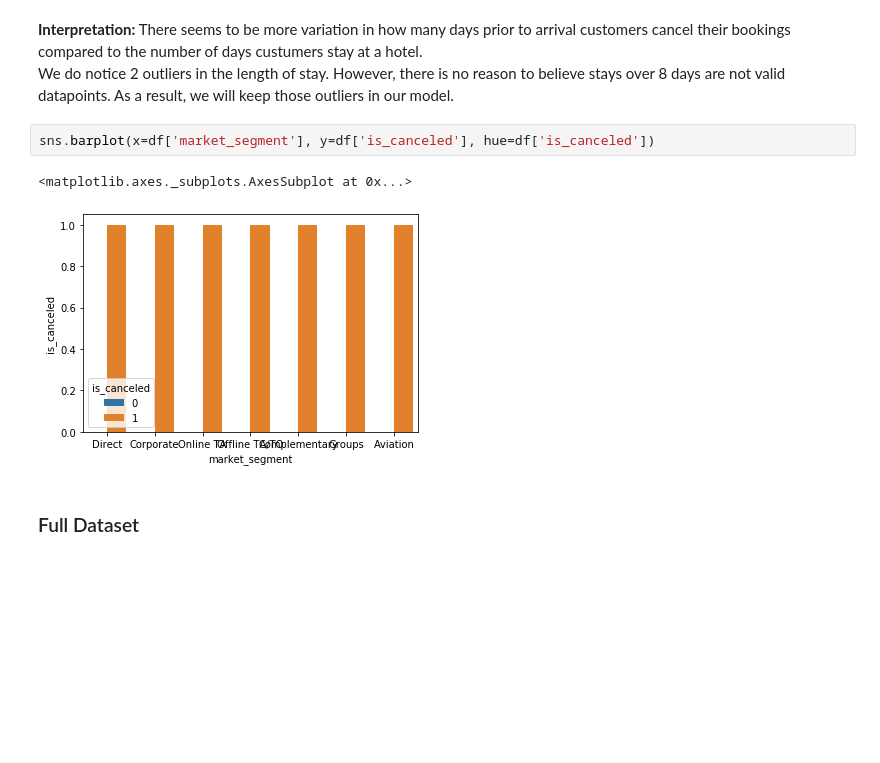
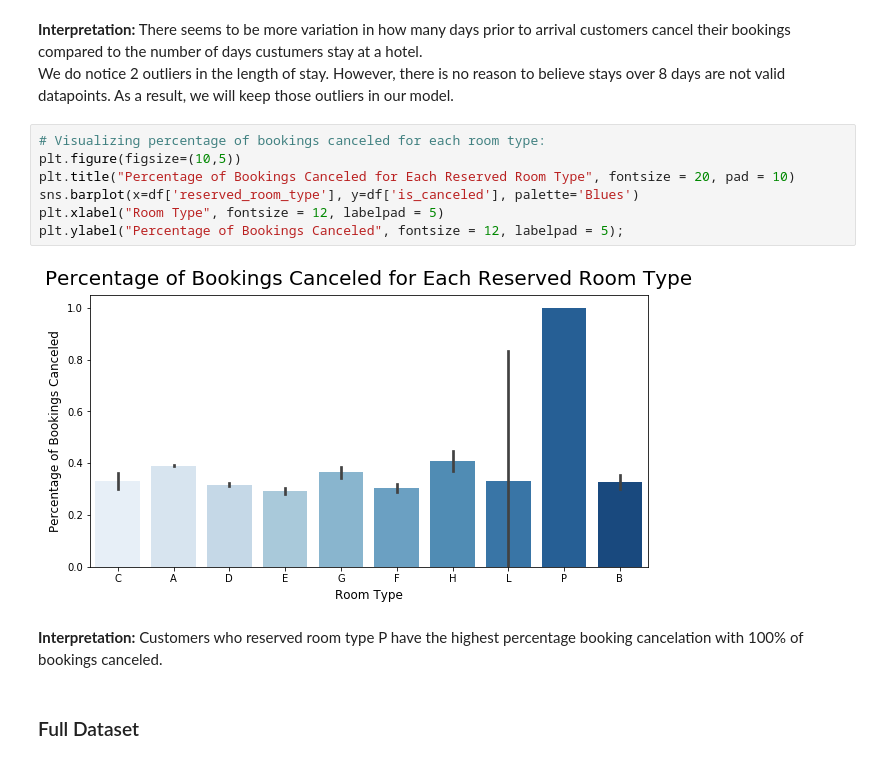
Before and after one commit to JulKelman/Predicting-Hotel-Bookings-Cancellation, a Jupyter notebook: code/Notebook 2.ipynb, the cells around one changed output. Saved outputs shown, nothing was run; the diff lists cells and outputs as text; blank space fills up the shorter version.

```diff
--- a/code/Notebook 2.ipynb
+++ b/code/Notebook 2.ipynb
@@ -472,11 +472,17 @@ plt.xticks(ticks=[0, 1], labels=['Not Canceled', 'Canceled']);
 # %% [markdown]
 **Interpretation:** There seems to be more variation in how many days prior to arrival customers cancel their bookings compared to the number of days custumers stay at a hotel.
 We do notice 2 outliers in the length of stay. However, there is no reason to believe stays over 8 days are not valid datapoints. As a result, we will keep those outliers in our model.
-# %%
-sns.barplot(x=df['market_segment'], y=df['is_canceled'], hue=df['is_canceled'])
-# %% [output]
-<matplotlib.axes._subplots.AxesSubplot at 0x...>
-[figure, removed]
+# %%
+# Visualizing percentage of bookings canceled for each room type:
+plt.figure(figsize=(10,5))
+plt.title("Percentage of Bookings Canceled for Each Reserved Room Type", fontsize = 20, pad = 10)
+sns.barplot(x=df['reserved_room_type'], y=df['is_canceled'], palette='Blues')
+plt.xlabel("Room Type", fontsize = 12, labelpad = 5)
+plt.ylabel("Percentage of Bookings Canceled", fontsize = 12, labelpad = 5);
+# %% [output]
+[figure, added]
+# %% [markdown]
+**Interpretation:** Customers who reserved room type P have the highest percentage booking cancelation with 100% of bookings canceled.
 # %% [markdown]
 ### Full Dataset
 # %%
```
Also changed, not shown: parts of 30 cells of this notebook.
